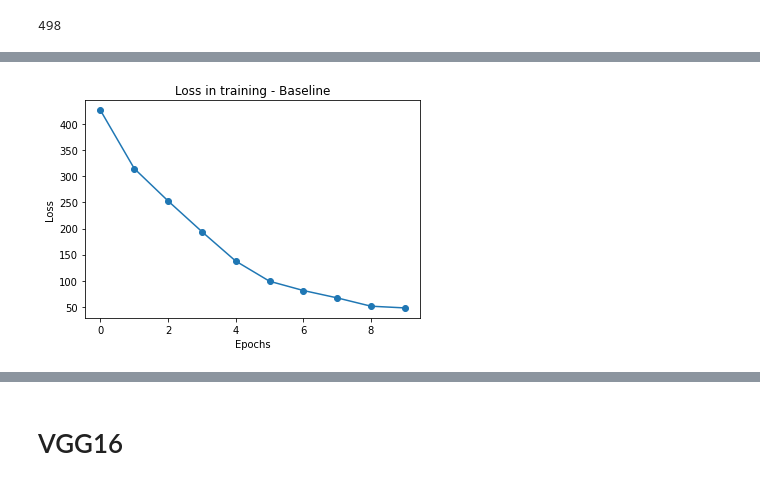
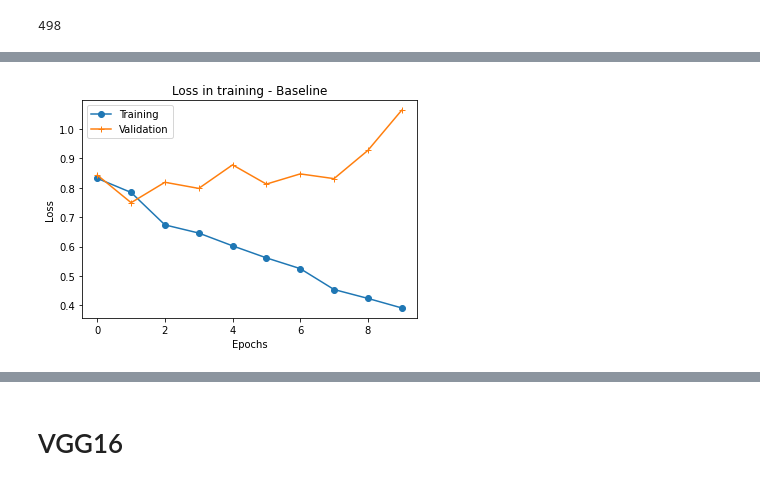
Before and after one commit to Kurt9806/MLCEE-Project-Task7, a Jupyter notebook: Copy_of_EDA_Task_7.ipynb, the cells around one changed output, grey strips where cells are left out. Cells and saved outputs as stored; diff of their text form; code cells hidden in the pictures.

```diff
--- a/Copy_of_EDA_Task_7.ipynb
+++ b/Copy_of_EDA_Task_7.ipynb
@@ -102,5 +117,5 @@ cuda:0
 # %%
-class Dataset(torch.utils.data.Dataset):
+class Dataset_train(torch.utils.data.Dataset):
     def __init__(self, X, y):
         """
         input:
@@ -133,8 +148,8 @@ class Dataset(torch.utils.data.Dataset):
         self.y = torch.from_numpy(np.argmax(y,axis=1))
 
         # Transformations
-        self.transform = transforms.Compose([transforms.Resize((224,224)),transforms.ToTensor(),
-                                             transforms.Normalize(mean=[0.485, 0.456, 0.406],std=[0.229, 0.224, 0.225])])
+        self.transform = transforms.Compose([transforms.Resize((224,224)),transforms.RandomVerticalFlip(),transforms.RandomHorizontalFlip()
+                                              ,transforms.ToTensor(),transforms.Normalize(mean=[0.485, 0.456, 0.406],std=[0.229, 0.224, 0.225])])
 
         # Combine data
         data = []
@@ -290,14 +387,14 @@ def train_classifier_one_epoch(train_data_loader, model, loss_function, optimize
 
     return loss_individual_epoch,model
 # %%
-def train_multiple_epochs(model, num_epochs, train_dataloader, test_dataloader, loss_function, optimizer,device,test_frequency=5):
+def train_multiple_epochs(model, num_epochs, train_dataloader, validation_dataloader, loss_function, optimizer,device,test_frequency=5, min_valid_loss=np.inf):
 
     """
     Input:
     model: Your network
     num_epochs: Integer
     train_data_loader: Dataloader defined using an instance of 'CEE498_Concrete_dataset' corresponding to the training set
-    test_dataloader: Dataloader defined using an instance of 'CEE498_Concrete_dataset' corresponding to the test set
+    validation_dataloader: Dataloader defined using an instance of 'CEE498_Concrete_dataset' corresponding to the validation set
     loss_function,optimizer: self explanatory
     device: cuda (0) or cpu
     test_frequency: Integer: At what frequency do you want to evaluate performance on the test set
@@ -306,9 +403,34 @@ def train_multiple_epochs(model, num_epochs, train_dataloader, test_dataloader,
     model: Your model trainged after 'num_epochs' epochs
     """
     total_loss=[]
+    validation_loss=[]
     for epoch in range(1,num_epochs+1):
         print("Starting epoch number " + str(epoch))
         train_loss,model = train_classifier_one_epoch(train_dataloader, model, loss_function, optimizer,device)
         print("Loss for Training on Epoch " +str(epoch) + " is "+ str(train_loss))
         total_loss.append(train_loss)
-    return model, total_loss
+
+        # Validation losss
+        model.eval()
+        valid_loss = 0.0
+        for data, labels in validation_dataloader:
+
+          data, labels = data.to(device), labels.to(device)
+          labels = labels.squeeze()
+          labels = labels.float()
+
+
+          target = model(data)
+          loss = loss_function(target,labels.long())
+          valid_loss += loss.item()
+
+        validation_loss.append(valid_loss)
+        print(f'Validation Loss: {valid_loss}')
+        if min_valid_loss > valid_loss:
+            print(f'Validation Loss Decreased({min_valid_loss:.6f}--->{valid_loss:.6f}) \t Saving The Model')
+            min_valid_loss = valid_loss
+            # Saving State Dict
+            torch.save(model.state_dict(), 'saved_model.pt')
+
+
+    return model, total_loss, validation_loss
@@ -409,6 +534,6 @@ learning_rate=0.005 #Choose a learning rate
 optimizer=torch.optim.SGD(resnet18_1.parameters(), lr=learning_rate)#Choose an optimizer you wish
 number_of_epochs=10#Choose the number of epochs
 test_frequency=2 #(how often do you want to display performance on the test data)
-resnet18_1, total_loss=train_multiple_epochs(resnet18_1, number_of_epochs, train_dataloader, test_dataloader, loss_function, optimizer,device,test_frequency)
+resnet18_1, total_loss, validation_loss=train_multiple_epochs(resnet18_1, number_of_epochs, train_dataloader, validation_dataloader, loss_function, optimizer,device)
 # %% [output]
 Starting epoch number 1
@@ -434,11 +571,13 @@ Loss for Training on Epoch 10 is 47.955235860310495
 # %%
-plt.plot(np.array(total_loss),marker='o')
+plt.plot(np.array(total_loss)/len(train_dataloader),marker='o',label="Training")
+plt.plot(np.array(validation_loss)/len(validation_dataloader), marker='+',label="Validation")
+plt.legend()
 plt.title('Loss in training - Baseline')
 plt.xlabel('Epochs')
 plt.ylabel('Loss')
 plt.savefig('loss.png', dpi=300, bbox_inches='tight')
 # %% [output]
-[figure, old version]
+[figure, new version]
 # %%
 def predict_cnn(output_final_layer):
     """
```
Also changed, not shown: parts of 21 cells of this notebook.
